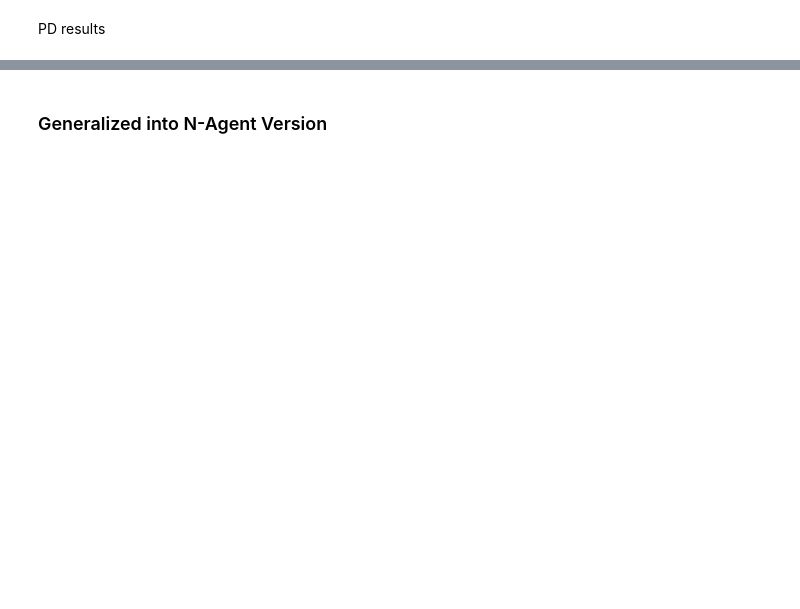
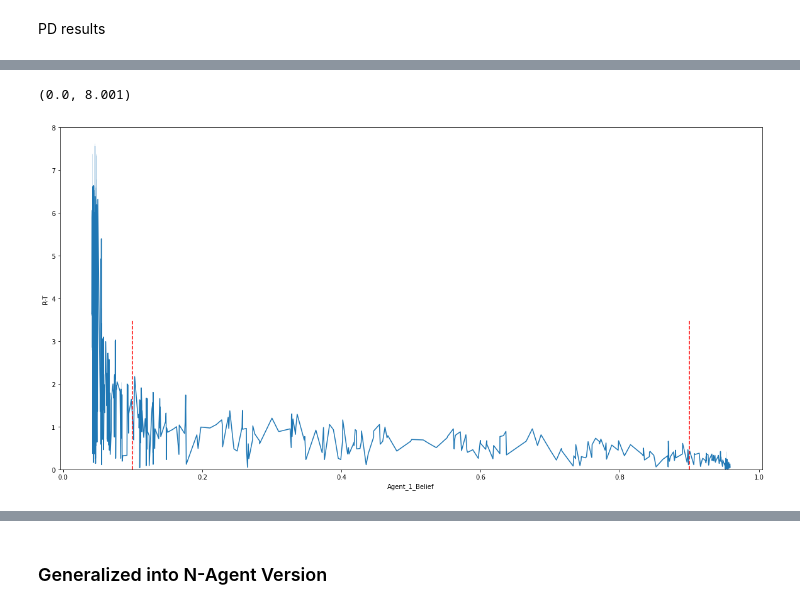
Before and after one commit to HarryZhangHH/EpisodicDRQN, a Jupyter notebook: fictitious_play_experiment.ipynb, the cells around one changed output, grey strips where cells are left out. Cells and saved outputs as stored; diff of their text form; code cells hidden in the pictures; blank space fills up the shorter version.

```diff
--- a/fictitious_play_experiment.ipynb
+++ b/fictitious_play_experiment.ipynb
@@ -138,0 +179,9 @@ result[['Agent_1_Belief', 'Agent_2_Belief']].plot.hist(bins=100, alpha=0.5)
+# %%
+plt.figure(figsize=(20, 10))
+sns.lineplot(data=df_SH, x='Agent_1_Belief', y='R-T')
+plt.vlines(0.1, -0, 3.5, 'r', '--')
+plt.vlines(0.9, -0, 3.5, 'r', '--')
+plt.ylim(0,)
+# %% [output]
+(0.0, 8.001)
+[figure, added]
```
Also changed, not shown: parts of 22 cells of this notebook.
